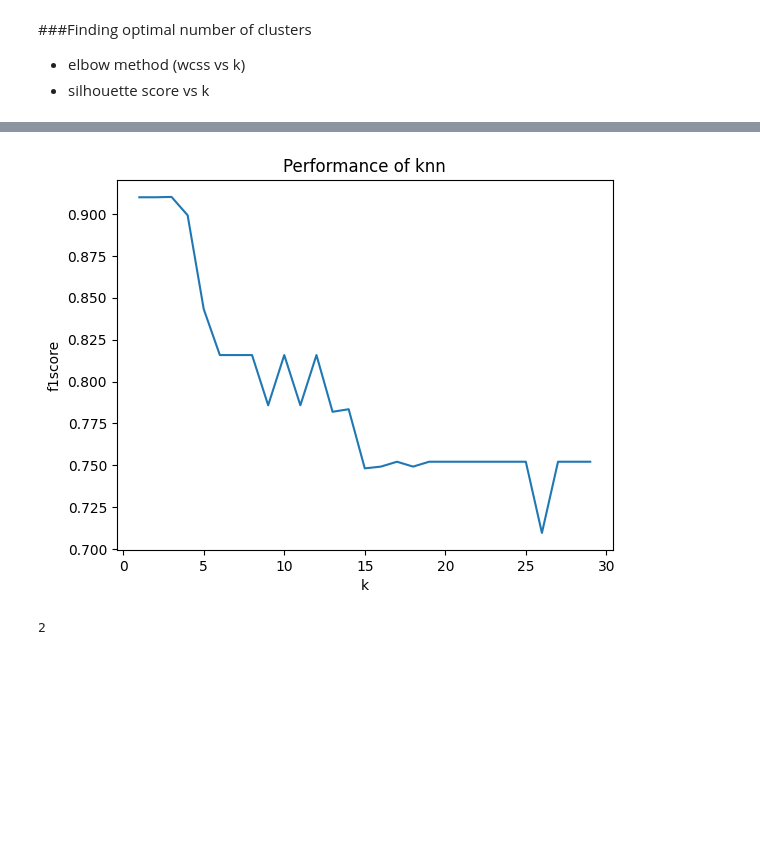
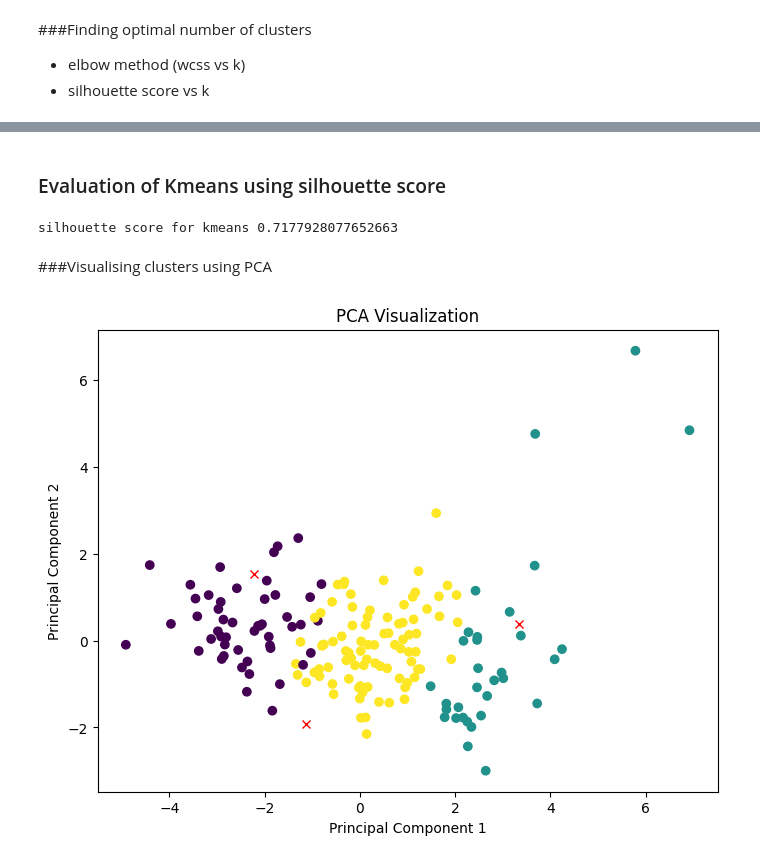
Before and after one commit to hana-4/mrm, a Jupyter notebook: clustering/task10.ipynb, the cells around one changed output, grey strips where cells are left out. Drawn from its saved outputs; the diff is of its cells as text; code cells hidden in the pictures; blank space fills up the shorter version.

```diff
--- a/clustering/task10.ipynb
+++ b/clustering/task10.ipynb
@@ -236,0 +246,9 @@ array([[ 0.35990636, -0.35505953, -0.68297443, -0.60829418, -0.44721403,
+# %% [markdown]
+### Evaluation of Kmeans using silhouette score
+# %%
+ss=silhouette_score(df.to_numpy(),2,idx,centroids)
+print(f'silhouette score for kmeans {ss}')
+# %% [output]
+silhouette score for kmeans 0.7177928077652663
+# %%
+df['kmeans']=idx
@@ -237,2 +258,22 @@ array([[ 0.35990636, -0.35505953, -0.68297443, -0.60829418, -0.44721403,
+# %% [markdown]
+###Visualising clusters using PCA
+# %%
+from sklearn.decomposition import PCA
+pca = PCA(n_components=2)
+principalComponents = pca.fit_transform(x)
+principalDf = pd.DataFrame(data=principalComponents, columns=['principal component 1', 'principal component 2'])
+centroids_projected=pca.fit_transform(centroids)
+
+plt.figure(figsize=(8, 6))
+plt.scatter(principalDf['principal component 1'], principalDf['principal component 2'],c=df['kmeans'])
+
+plt.plot(centroids_projected[:,0],centroids_projected[:,1],'x',color='red')
+plt.xlabel('Principal Component 1')
+
+plt.ylabel('Principal Component 2')
+plt.title('PCA Visualization')
+plt.show()
+# %% [output]
+[figure, added]
 # %%
 from sklearn.metrics import f1_score
@@ -271,28 +309,3 @@ class KNeighborsClassifier:
         y_pred = self.predict(X_test)
         accuracy = np.sum(np.array(y_pred) == np.array(y_test)) / len(y_test) # Convert to NumPy arrays for element-wise comparison
         return accuracy
-
-f1_scores= []
-accuracies=[]
-ks = range(1, 30)
-for k in ks:
-    knn = KNeighborsClassifier(k=k)
-    knn.fit(x_train.to_numpy(), y_train.to_numpy())
-    y_preds=knn.predict(x_test.to_numpy())
-    f1=f1_score(y_test, y_preds,average="weighted")
-    accuracy = knn.evaluate(x_test.to_numpy(), y_test.to_numpy())
-    accuracies.append(accuracy)
-    f1_scores.append(f1)
-# Visualize accuracy vs. k
-fig, ax = plt.subplots()
-ax.plot(ks, f1_scores)
-ax.set(xlabel="k",
-       ylabel="f1score",
-       title="Performance of knn")
-plt.show()
-# %% [output]
-[figure, removed]
-# %%
-np.argmax(f1_scores)
-# %% [output]
-2
```
Also changed, not shown: parts of 30 cells of this notebook.
